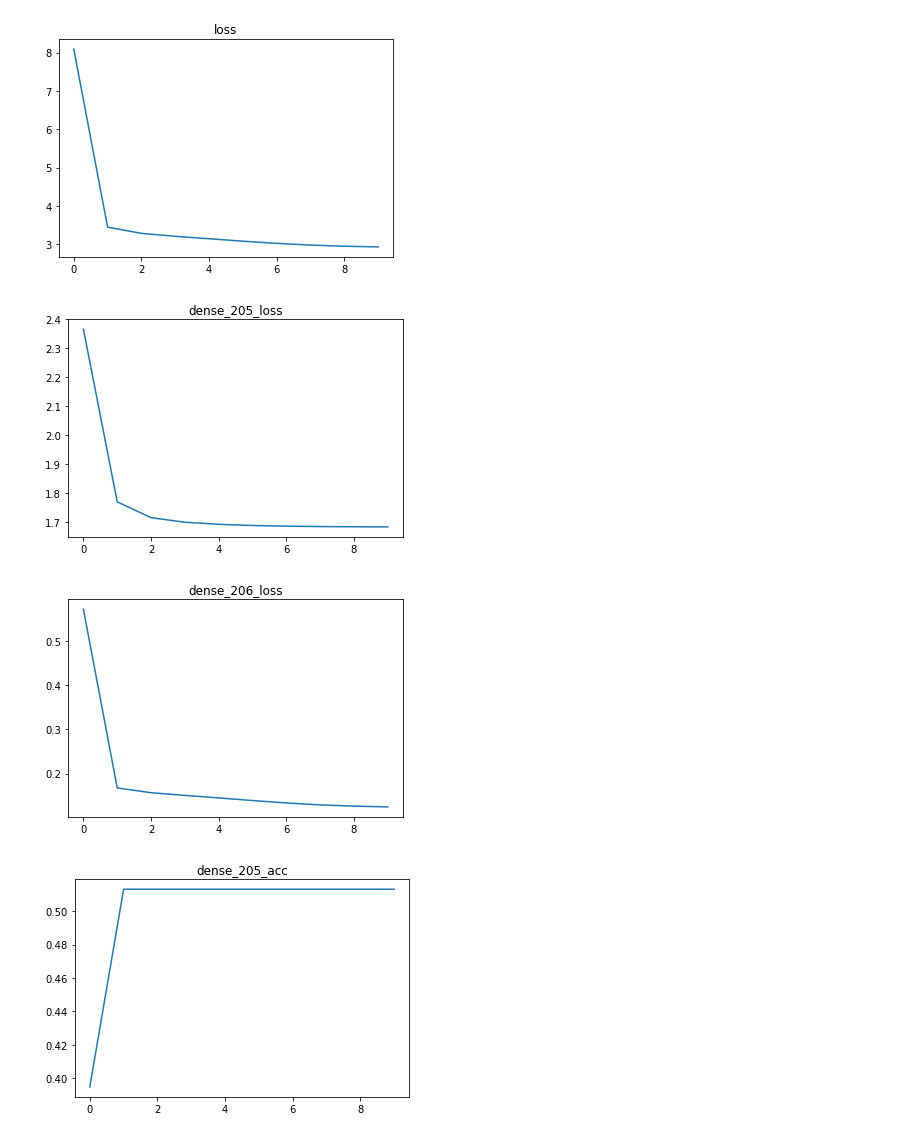
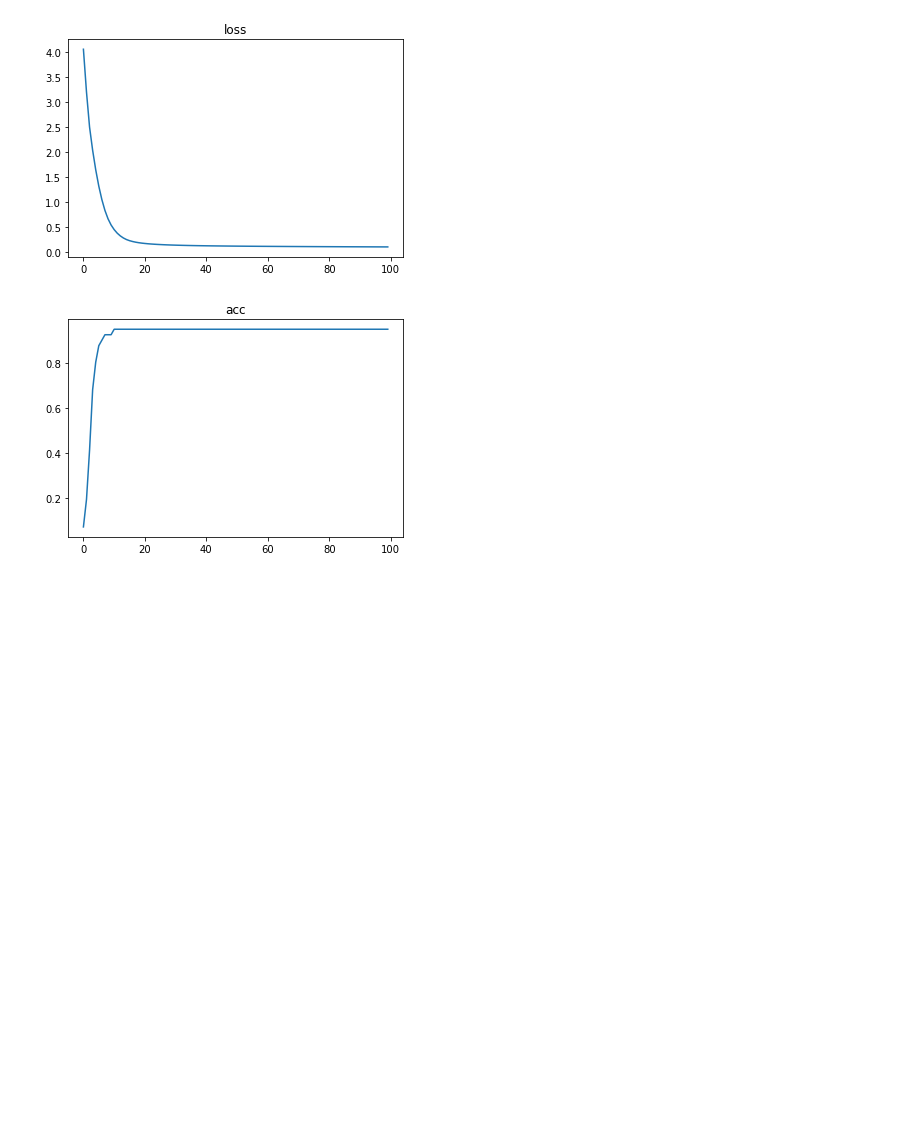
Before and after one commit to renato145/food-guesser, a Jupyter notebook: model_train.ipynb, the cells around one changed output. Saved outputs shown, nothing was run; the diff lists cells and outputs as text; code cells hidden in the pictures; blank space fills up the shorter version.

```diff
--- a/model_train.ipynb
+++ b/model_train.ipynb
@@ -50,7 +55,7 @@ def is_unique(idx, data):
 X = data
 y = np.arange(n_plates)
 
-clf = tree.DecisionTreeClassifier(max_depth=MAX_Q, random_state=0, criterion='entropy')
+clf = tree.DecisionTreeClassifier(max_depth=20, random_state=0, criterion='entropy')
 clf = clf.fit(X, y)
 # %%
 # Check decision paths
@@ -201,7 +225,6 @@ model2.compile(optimizer='adam', loss='categorical_crossentropy', metrics=['accu
 # %%
-print('question train')
-gen = generator(plate_paths, data, n_questions, n_plates, 'questions')
-h = model1.fit_generator(gen, gen_batch, 10, verbose=2)
+print('Answer train')
+h = model2.fit(x=data, y=np.identity(len(data)), batch_size=128, epochs=100, verbose=0)
 
 for k in h.history.keys():
     plt.plot(h.history[k])
@@ -228,4 +235,2 @@ Epoch 10/10
-[figure, old version]
+[figure, new version]
-[figure, old version]
+[figure, new version]
-[figure, removed]
-[figure, removed]
```
Also changed, not shown: parts of 33 cells of this notebook, 9 other files.
